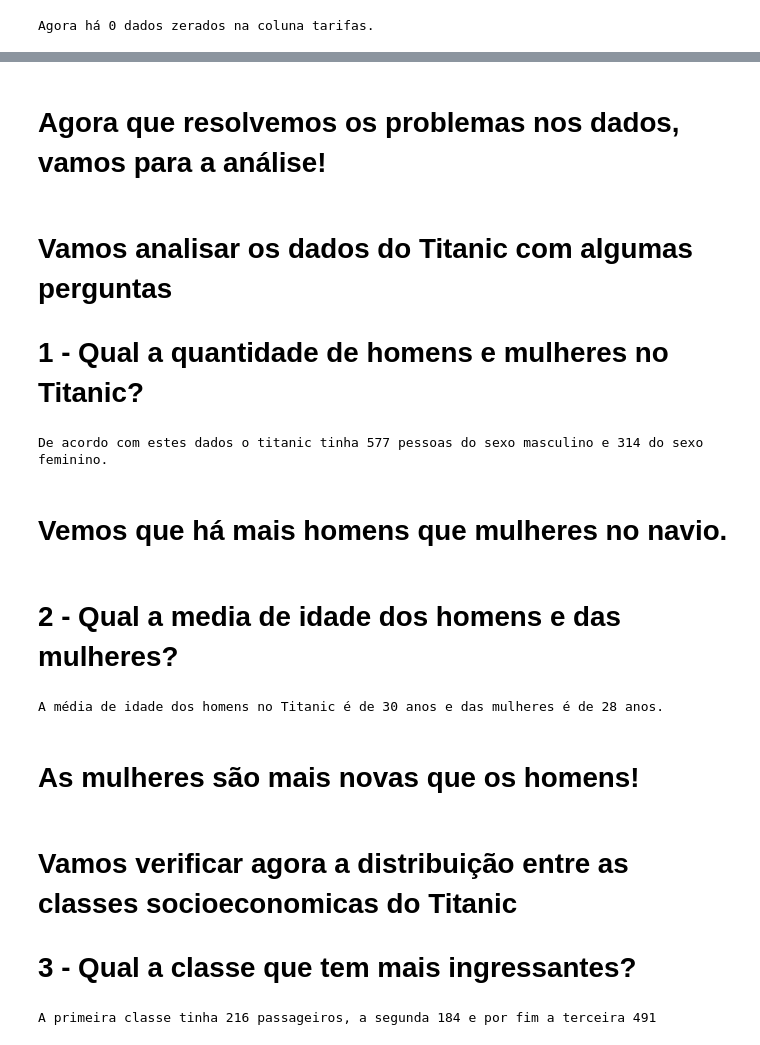
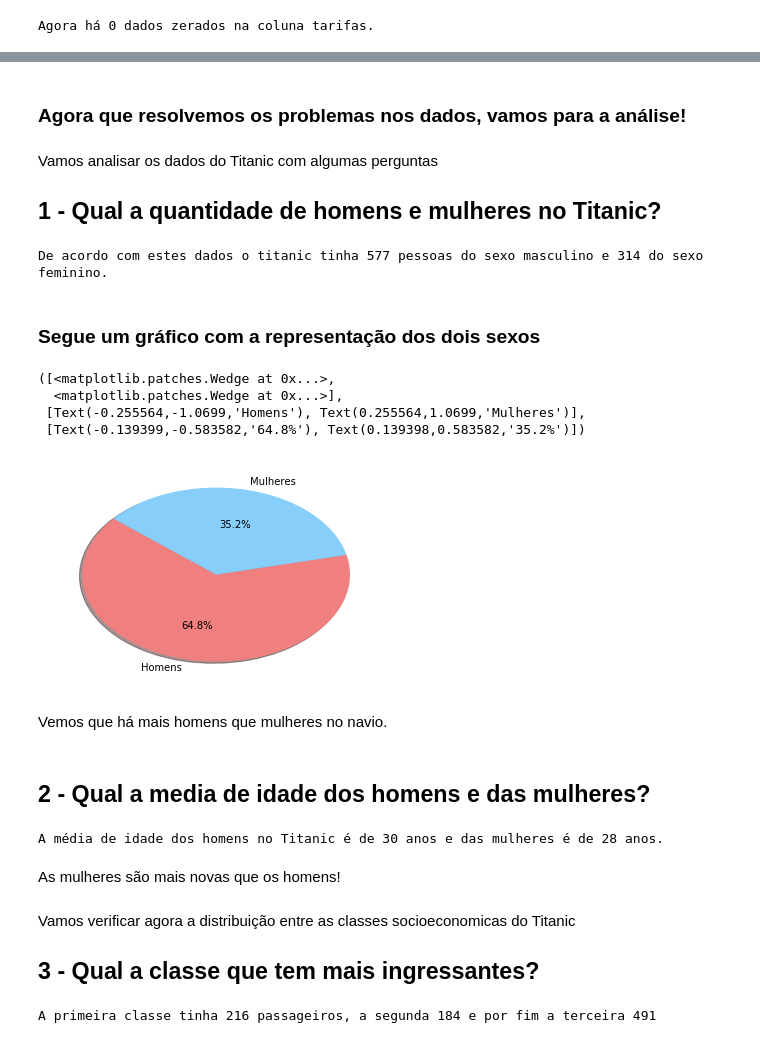
Before and after one commit to matheusbattisti/udacity_titanic, a Jupyter notebook: Titanic_Analise.ipynb, the cells around one changed output, grey strips where cells are left out. Drawn from its saved outputs; the diff is of its cells as text; code cells hidden in the pictures.

```diff
--- a/Titanic_Analise.ipynb
+++ b/Titanic_Analise.ipynb
@@ -74,9 +123,9 @@ Agora há 0 dados zerados na coluna tarifas.
 # %% [markdown]
-# Agora que resolvemos os problemas nos dados, vamos para a análise!
+### Agora que resolvemos os problemas nos dados, vamos para a análise!
 # %% [markdown]
-# Vamos analisar os dados do Titanic com algumas perguntas
+Vamos analisar os dados do Titanic com algumas perguntas
 
-# 1 - Qual a quantidade de homens e mulheres no Titanic?
+## 1 - Qual a quantidade de homens e mulheres no Titanic?
 # %%
 male = (df['Sex'] == 'male').sum()
 
@@ -85,10 +134,27 @@ female = (df['Sex'] == 'female').sum()
 print("De acordo com estes dados o titanic tinha %d pessoas do sexo masculino e %d do sexo feminino." % (male, female))
 # %% [output]
 De acordo com estes dados o titanic tinha 577 pessoas do sexo masculino e 314 do sexo feminino.
+# %% [markdown]
+### Segue um gráfico com a representação dos dois sexos
+# %%
+# Data to plot
+labels = 'Homens', 'Mulheres'
+sizes = [male, female]
+colors = ['lightcoral', 'lightskyblue']
+
+# Plot
+plt.pie(sizes, labels=labels, colors=colors,
+        autopct='%1.1f%%', shadow=True, startangle=140)
+# %% [output]
+([<matplotlib.patches.Wedge at 0x...>,
+  <matplotlib.patches.Wedge at 0x...>],
+ [Text(-0.255564,-1.0699,'Homens'), Text(0.255564,1.0699,'Mulheres')],
+ [Text(-0.139399,-0.583582,'64.8%'), Text(0.139398,0.583582,'35.2%')])
+[figure, added]
 # %% [markdown]
-# Vemos que há mais homens que mulheres no navio.
+Vemos que há mais homens que mulheres no navio.
 # %% [markdown]
-# 2 - Qual a media de idade dos homens e das mulheres?
+## 2 - Qual a media de idade dos homens e das mulheres?
 # %%
 # Formando novos dataframes a partir do sexo
 male_df = df.loc[df['Sex'] == 'male']
@@ -102,11 +168,11 @@ print("A média de idade dos homens no Titanic é de %d anos e das mulheres é d
 # %% [output]
 A média de idade dos homens no Titanic é de 30 anos e das mulheres é de 28 anos.
 # %% [markdown]
-# As mulheres são mais novas que os homens!
+As mulheres são mais novas que os homens!
 # %% [markdown]
-# Vamos verificar agora a distribuição entre as classes socioeconomicas do Titanic
+Vamos verificar agora a distribuição entre as classes socioeconomicas do Titanic
 
-# 3 - Qual a classe que tem mais ingressantes?
+## 3 - Qual a classe que tem mais ingressantes?
 # %%
 firstClass  = df.loc[df['Pclass'] == 1]
 secondClass = df.loc[df['Pclass'] == 2]
```
Also changed, not shown: parts of 24 cells of this notebook.
